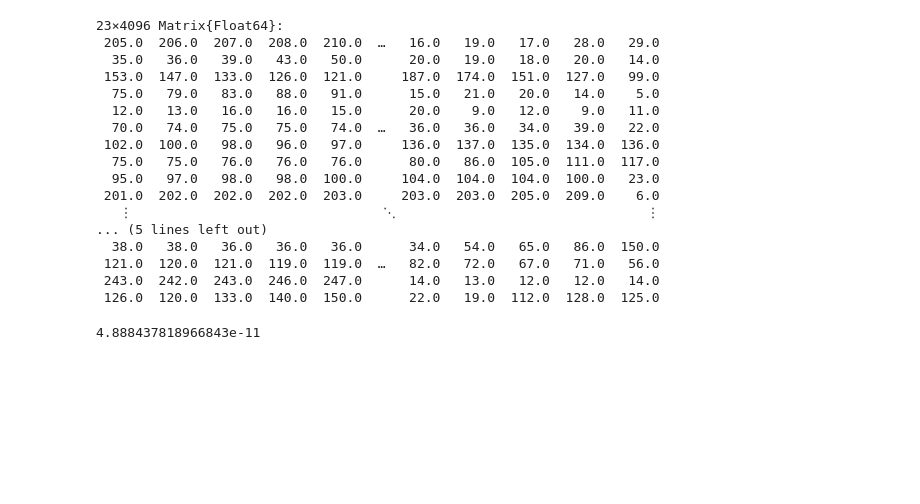
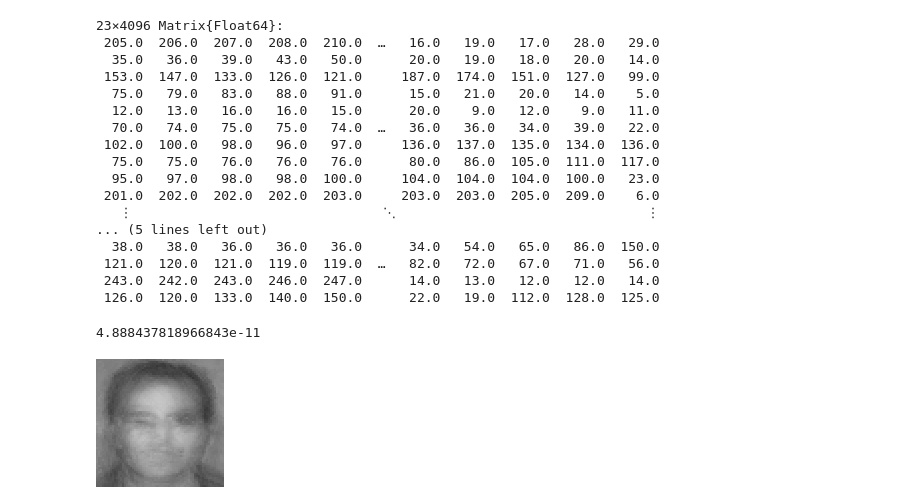
Before and after one commit to sherna90/computacion_numerica, a Jupyter notebook: 3.-Eigenfaces.ipynb, the cells around one changed output. Cells and saved outputs as stored; diff of their text form; code cells hidden in the pictures; blank space fills up the shorter version.

```diff
--- a/3.-Eigenfaces.ipynb
+++ b/3.-Eigenfaces.ipynb
@@ -204,3 +224,7 @@ R=transpose(eigenfaces*P).+mean_face
 norm(mat-R)
 # %% [output]
 4.888437818966843e-11
+# %%
+Gray.((reshape(mean_face,(dim,dim)))./255)
+# %% [output]
+[figure, added]
```
Also changed, not shown: parts of 1 cell of this notebook.
